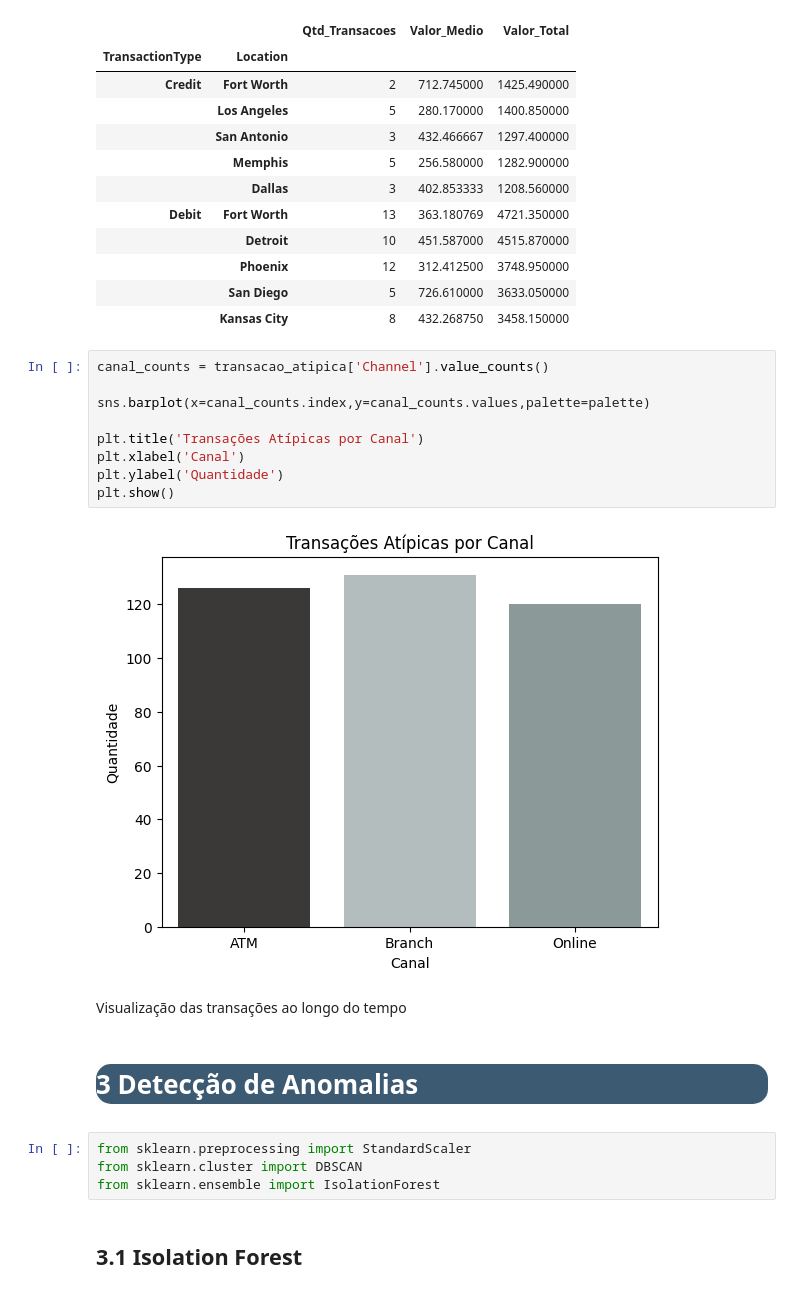
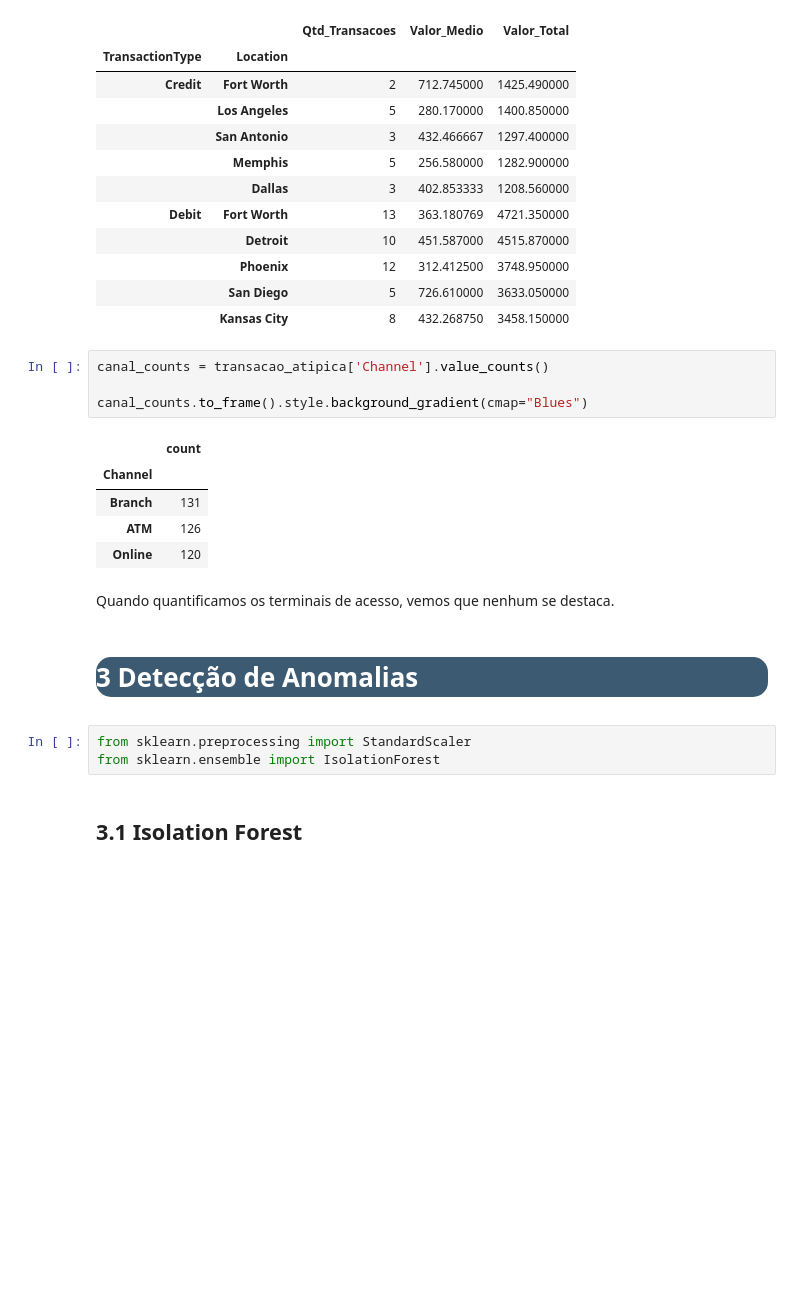
Before and after one commit to rrafahenrique/Anomaly-Detection-and-Analysis, a Jupyter notebook: main.ipynb, the cells around one changed output. Cells and saved outputs as stored; diff of their text form; blank space fills up the shorter version.

```diff
--- a/main.ipynb
+++ b/main.ipynb
@@ -659,16 +659,15 @@ local_atipico.style.background_gradient(cmap="Blues")
 # %%
 canal_counts = transacao_atipica['Channel'].value_counts()
 
-sns.barplot(x=canal_counts.index,y=canal_counts.values,palette=palette)
-
-plt.title('Transações Atípicas por Canal')
-plt.xlabel('Canal')
-plt.ylabel('Quantidade')
-plt.show()
+canal_counts.to_frame().style.background_gradient(cmap="Blues")
 # %% [output]
-[figure, removed]
+|  | count |
+| Channel |  |
+| Branch | 131 |
+| ATM | 126 |
+| Online | 120 |
-# %% [markdown]
-Visualização das transações ao longo do tempo
+# %% [markdown]
+Quando quantificamos os terminais de acesso, vemos que nenhum se destaca.
 # %% [markdown]
 <div style="
     background-color: #3D5A73;
@@ -685,7 +684,6 @@ Visualização das transações ao longo do tempo
 </div>
 # %%
 from sklearn.preprocessing import StandardScaler
-from sklearn.cluster import DBSCAN
 from sklearn.ensemble import IsolationForest
 # %% [markdown]
 ## 3.1 Isolation Forest
```
Also changed, not shown: parts of 4 cells of this notebook, 2 other files.
